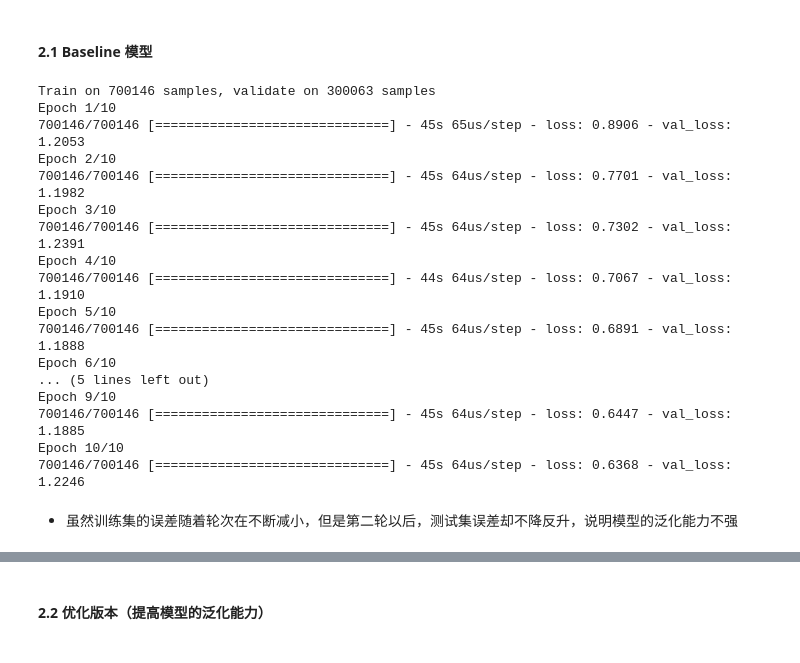
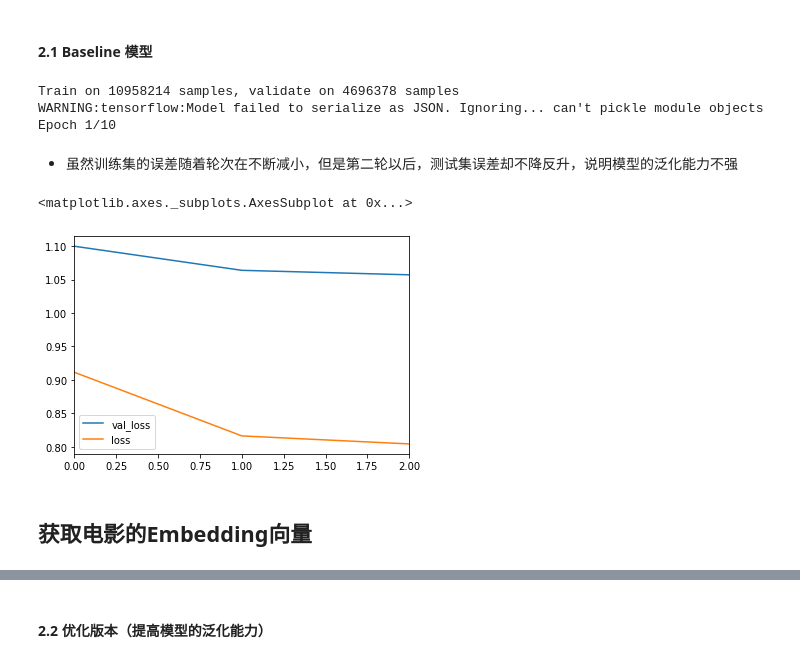
Before and after one commit to aierwiki/favor-movies, a Jupyter notebook: code/algorithm/cnn.ipynb, the cells around one changed output, grey strips where cells are left out. Cells and saved outputs as stored; diff of their text form; code cells hidden in the pictures.

Commit message:
add algorithm and data

```diff
--- a/code/algorithm/cnn.ipynb
+++ b/code/algorithm/cnn.ipynb
@@ -280,32 +163,25 @@ def build_model(users_id_size, age_size, movies_id_size, genres_n, genres_len, t
 
     return model
 # %%
-model = build_model(users_id_size + 1, len(age_bins) - 1, movies_id_size + 1,
+model = build_model(users_id_size + 1, movies_id_size + 1,
                     len(genres_dict) + 1, X_movies_genres.shape[1], len(title_word_index) + 1, X_movies_title.shape[1])
 # %%
 #model.summary()
 # %%
-def train(model, X_users_id, X_users_gender, X_users_age, X_movies_id, X_movies_genres, X_movies_title, y):
-    hist = model.fit([X_users_id, X_users_gender, X_users_age, X_movies_id, X_movies_genres, X_movies_title],
-              y, epochs = 10, batch_size = 32, validation_split = 0.3, shuffle = True)
+def train(model, X_users_id, X_movies_id, X_movies_genres, X_movies_title, y):
+    from keras.callbacks import TensorBoard, ReduceLROnPlateau, ModelCheckpoint
+    reduce_lr = ReduceLROnPlateau(factor=0.1, patience=3, min_lr=0.0001)
+    tensorboard = TensorBoard(log_dir='./tensorboard', write_grads=True, histogram_freq=1, batch_size=2048,
+                             update_freq='epoch')
+    checkpoint = ModelCheckpoint(filepath='./model', save_best_only=True)
+
+    hist = model.fit([X_users_id, X_movies_id, X_movies_genres, X_movies_title],
+              y, epochs = 10, batch_size = 2048, validation_split = 0.3, shuffle = True,
+                callbacks=[reduce_lr, tensorboard, checkpoint])
     return hist
 # %%
-hist = train(model, X_users_id, X_users_gender, X_users_age, X_movies_id, X_movies_genres, X_movies_title, y)
+hist = train(model, X_users_id, X_movies_id, X_movies_genres, X_movies_title, y)
 # %% [output]
-Train on 700146 samples, validate on 300063 samples
+Train on 10958214 samples, validate on 4696378 samples
+WARNING:tensorflow:Model failed to serialize as JSON. Ignoring... can't pickle module objects
 Epoch 1/10
-700146/700146 [==============================] - 45s 65us/step - loss: 0.8906 - val_loss: 1.2053
-Epoch 2/10
-700146/700146 [==============================] - 45s 64us/step - loss: 0.7701 - val_loss: 1.1982
-Epoch 3/10
-700146/700146 [==============================] - 45s 64us/step - loss: 0.7302 - val_loss: 1.2391
-Epoch 4/10
-700146/700146 [==============================] - 44s 64us/step - loss: 0.7067 - val_loss: 1.1910
-Epoch 5/10
-700146/700146 [==============================] - 45s 64us/step - loss: 0.6891 - val_loss: 1.1888
-Epoch 6/10
-... (5 lines left out)
-Epoch 9/10
-700146/700146 [==============================] - 45s 64us/step - loss: 0.6447 - val_loss: 1.1885
-Epoch 10/10
-700146/700146 [==============================] - 45s 64us/step - loss: 0.6368 - val_loss: 1.2246
@@ -312,2 +190,11 @@ Epoch 10/10
 # %% [markdown]
 - 虽然训练集的误差随着轮次在不断减小，但是第二轮以后，测试集误差却不降反升，说明模型的泛化能力不强
+# %%
+df_hist = pd.DataFrame(hist.history)
+# %%
+df_hist.plot()
+# %% [output]
+<matplotlib.axes._subplots.AxesSubplot at 0x...>
+[figure, added]
+# %% [markdown]
+## 获取电影的Embedding向量
```
Also changed, not shown: parts of 70 cells of this notebook, 3 other files.
